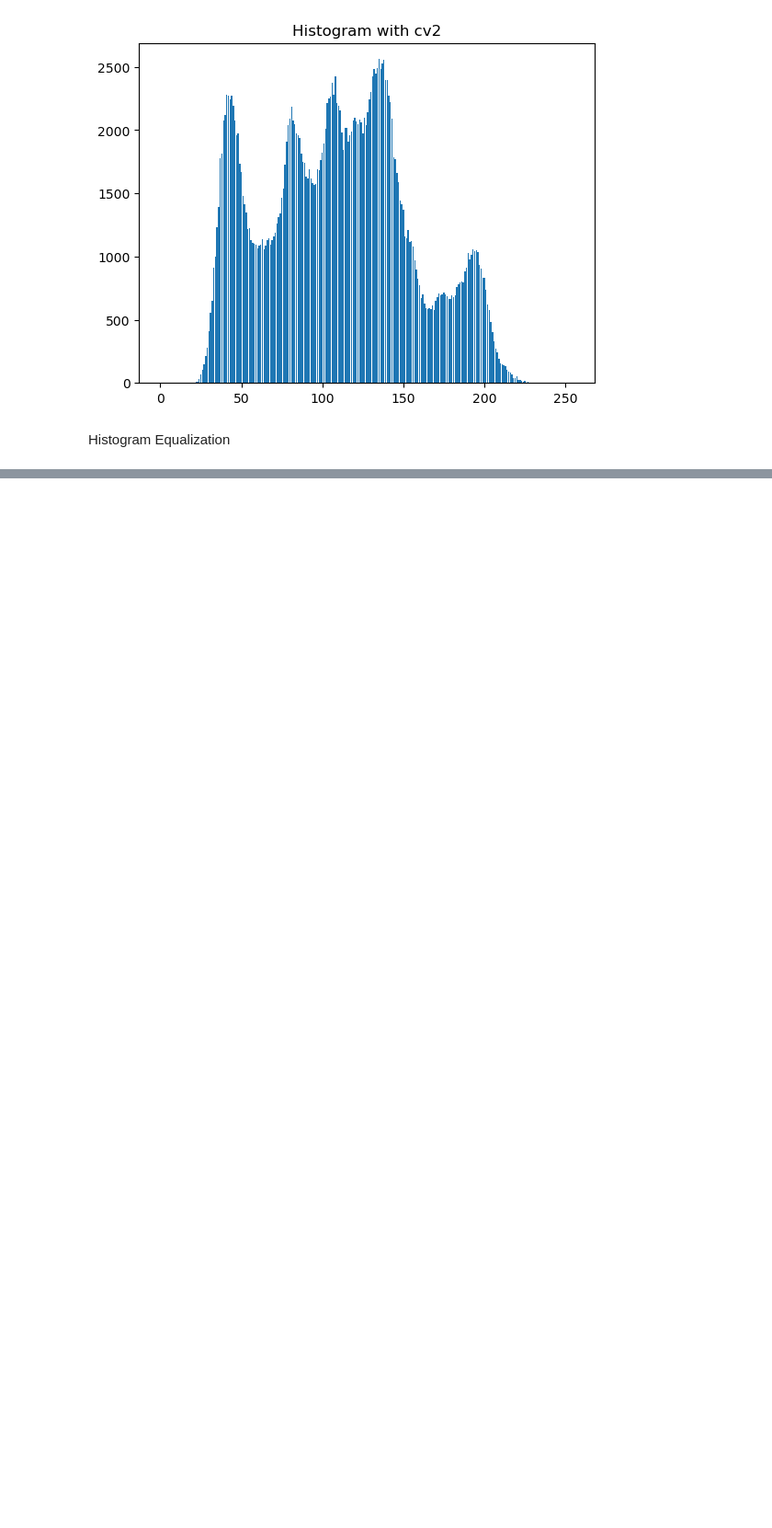
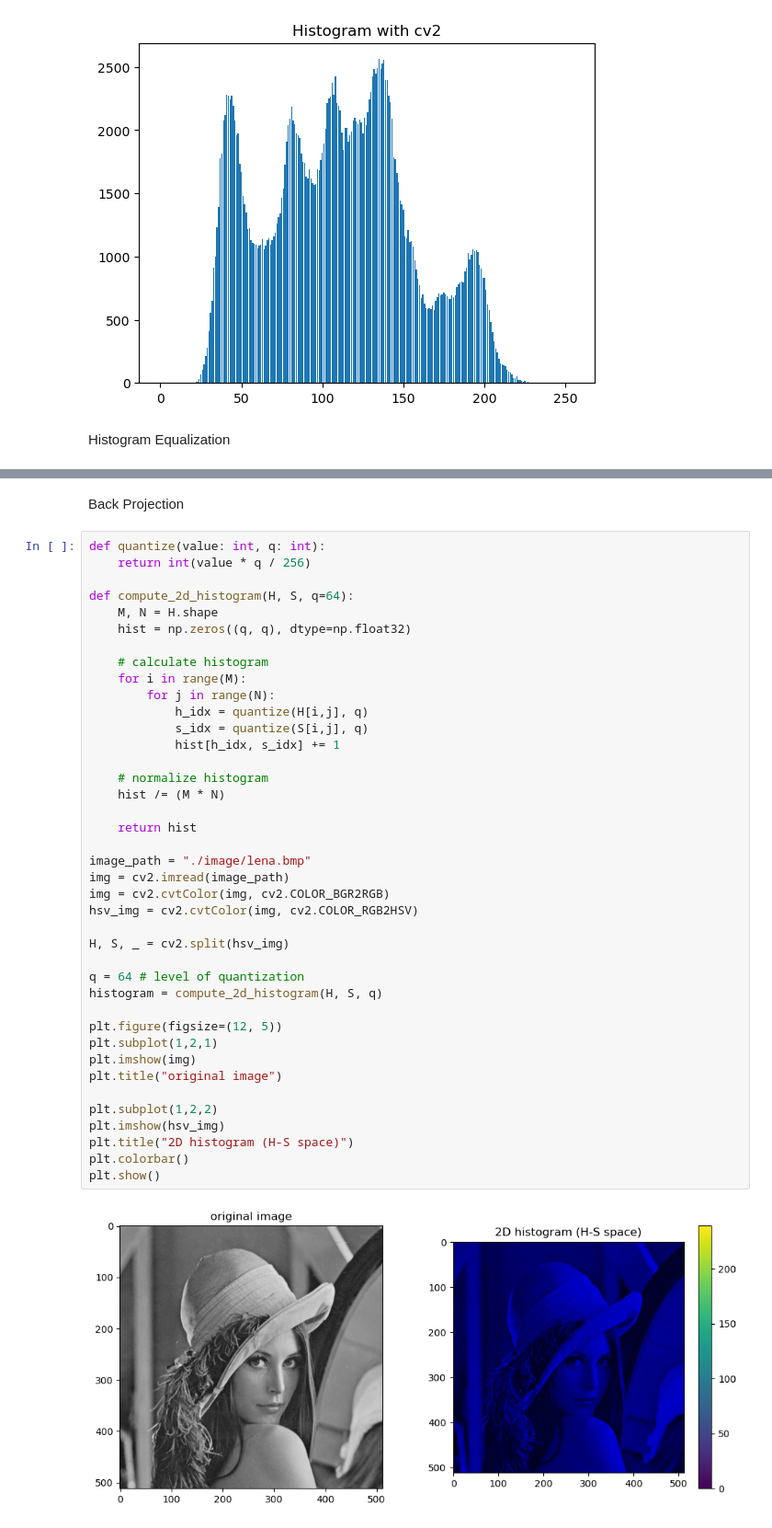
Before and after one commit to JHBaek0306/ImageProcess, a Jupyter notebook: Histogram/histogram.ipynb, the cells around one changed output, grey strips where cells are left out. Shown: that part at 92% size. Cells and saved outputs as stored; diff of their text form; blank space fills up the shorter version.

```diff
--- a/Histogram/histogram.ipynb
+++ b/Histogram/histogram.ipynb
@@ -59,0 +63,44 @@ plt.imshow(equalized_img, cmap="gray")
+# %% [markdown]
+Back Projection
+# %%
+def quantize(value: int, q: int):
+    return int(value * q / 256)
+
+def compute_2d_histogram(H, S, q=64):
+    M, N = H.shape
+    hist = np.zeros((q, q), dtype=np.float32)
+
+    # calculate histogram
+    for i in range(M):
+        for j in range(N):
+            h_idx = quantize(H[i,j], q)
+            s_idx = quantize(S[i,j], q)
+            hist[h_idx, s_idx] += 1
+
+    # normalize histogram
+    hist /= (M * N)
+
+    return hist
+
+image_path = "./image/lena.bmp"
+img = cv2.imread(image_path)
+img = cv2.cvtColor(img, cv2.COLOR_BGR2RGB)
+hsv_img = cv2.cvtColor(img, cv2.COLOR_RGB2HSV)
+
+H, S, _ = cv2.split(hsv_img)
+
+q = 64 # level of quantization
+histogram = compute_2d_histogram(H, S, q)
+
+plt.figure(figsize=(12, 5))
+plt.subplot(1,2,1)
+plt.imshow(img)
+plt.title("original image")
+
+plt.subplot(1,2,2)
+plt.imshow(hsv_img)
+plt.title("2D histogram (H-S space)")
+plt.colorbar()
+plt.show()
+# %% [output]
+[figure, added]
```
Also changed, not shown: parts of 1 cell of this notebook.
